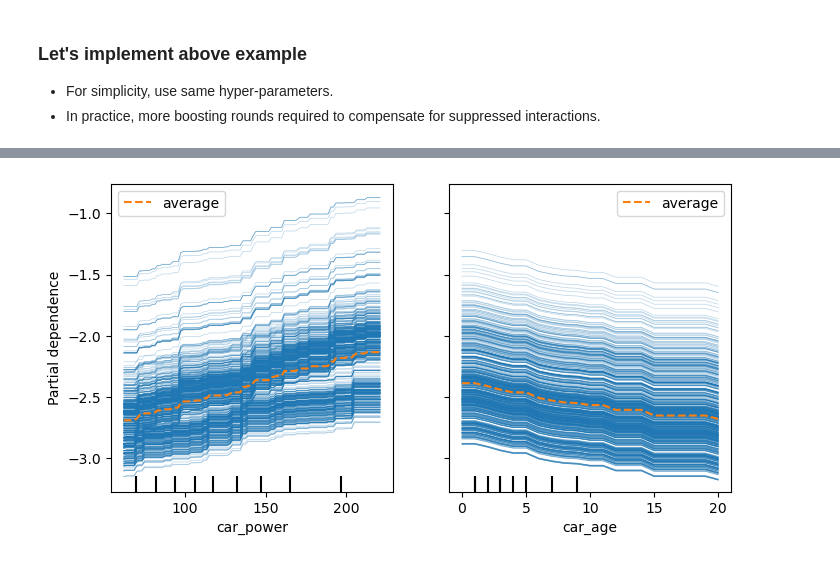
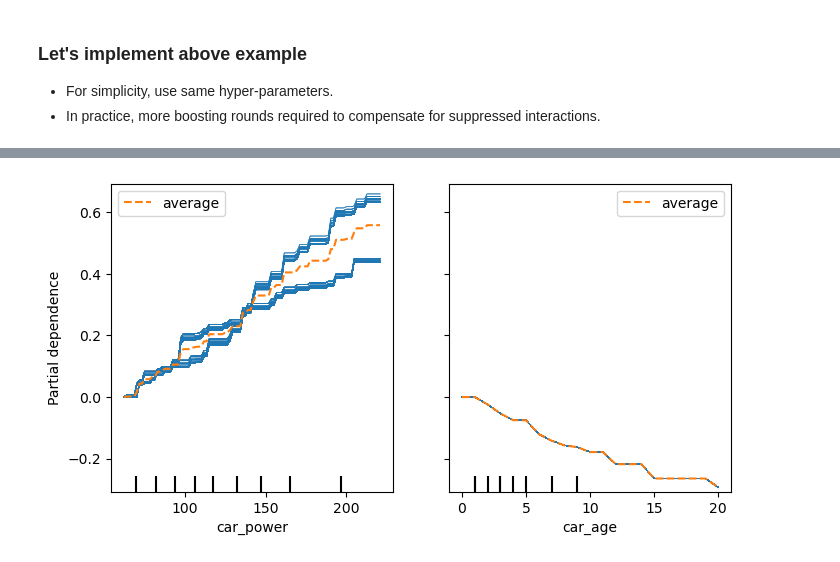
Before and after one commit to samathizer/boosted-trees, a Jupyter notebook: notebook.ipynb, the cells around one changed output, grey strips where cells are left out. Cells and saved outputs as stored; diff of their text form; code cells hidden in the pictures.

```diff
--- a/notebook.ipynb
+++ b/notebook.ipynb
@@ -288,11 +300,16 @@ shap.plots.scatter(shap_val_mc[:, [4, 5]], color=shap_val_mc, ymin=-0.5, ymax=1)
 # %%
 fig, axes = plt.subplots(figsize=(8, 4))
 
 _ = PartialDependenceDisplay.from_estimator(
-    LogRegressor(model_mc), X_explain, ["car_power", "car_age"], kind="both", ax=axes
+    LogRegressor(model_mc),
+    X_explain,
+    features=["car_power", "car_age"],
+    kind="both",
+    centered=True,
+    ax=axes,
 )
 # %% [output]
-[figure, old version]
+[figure, new version]
 # %% [markdown]
 **Comments**
 
```
Also changed, not shown: parts of 32 cells of this notebook, 2 other files.
